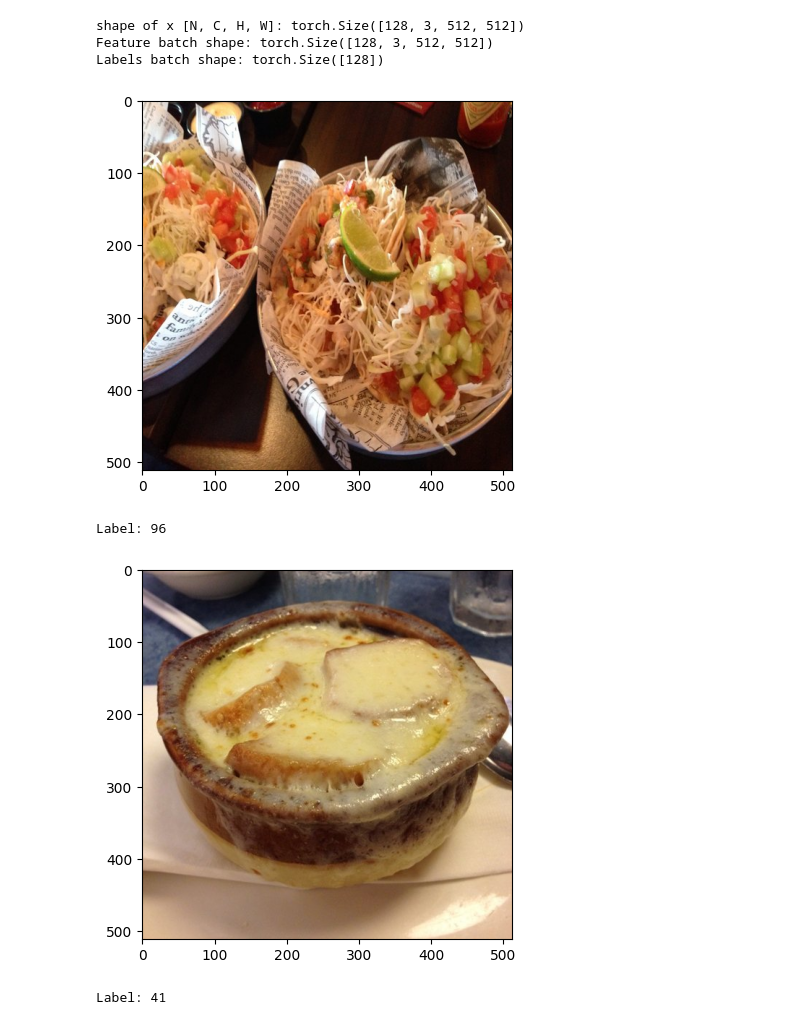
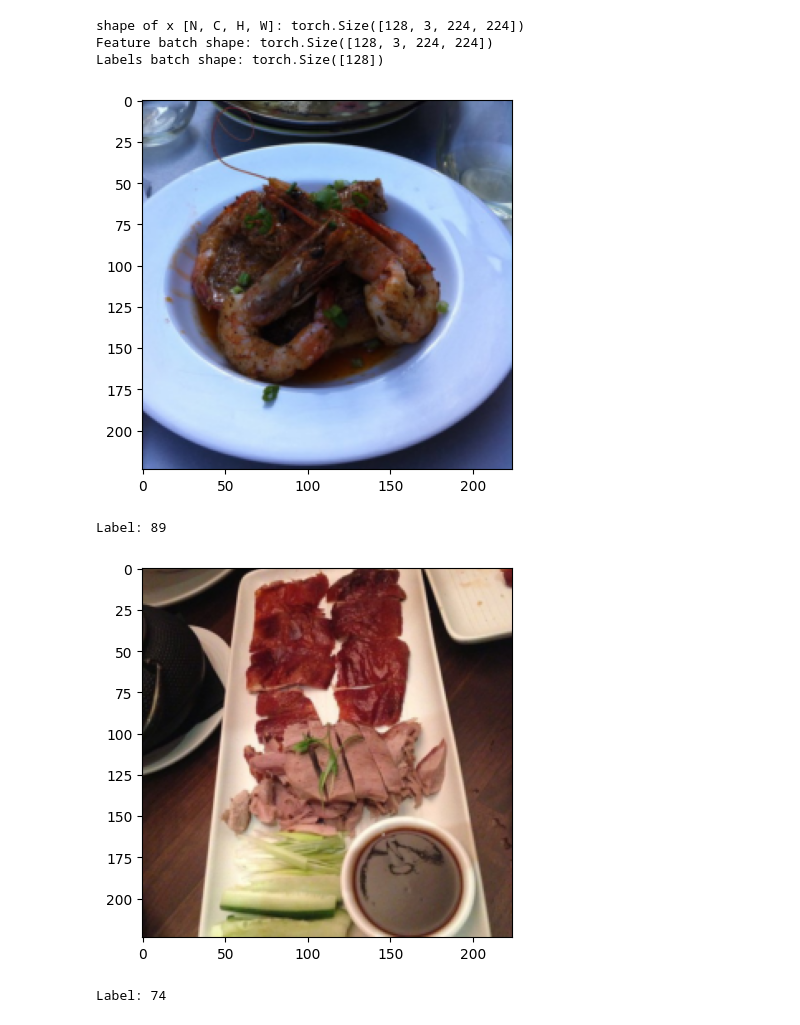
Before and after one commit to rpsingh21/kaggle-practices, a Jupyter notebook: SeeFood@FHJ2024.ipynb, the cells around one changed output. Saved outputs shown, nothing was run; the diff lists cells and outputs as text; code cells hidden in the pictures.

```diff
--- a/SeeFood@FHJ2024.ipynb
+++ b/SeeFood@FHJ2024.ipynb
@@ -21,0 +27,3 @@ FileNotFoundError: [Errno 2] No such file or directory: '/data/seefoodfhj-2024'
+# %%
+train = pd.read_csv(os.path.join(dir_name, 'train.csv'))
+train.head()
@@ -21,0 +58,3 @@ FileNotFoundError: [Errno 2] No such file or directory: '/data/seefoodfhj-2024'
+# %%
+train_data, test_data = train_test_split(train, test_size=0.2, stratify=train['label'], random_state=42)
+train_data.groupby('label').size()
@@ -22,18 +75,18 @@ FileNotFoundError: [Errno 2] No such file or directory: '/data/seefoodfhj-2024'
 # %%
 class CustomImageDataset(Dataset):
-    def __init__(self, anotation_file, image_folder, transform=None, target_transform=None):
-        self.img_labes = pd.read_csv(anotation_file)
+    def __init__(self, label_data, image_folder, transform=None, target_transform=None):
+        self.img_labels = label_data
         self.img_dir = image_folder
         self.transform = transform
         self.target_transform = target_transform
 
     def __len__(self):
-        return len(self.img_labes)
+        return len(self.img_labels)
 
     def __getitem__(self, idx):
-        image_path = os.path.join(self.img_dir, f'{self.img_labes.iloc[idx, 0]}.jpg')
+        image_path = os.path.join(self.img_dir, f'{self.img_labels.iloc[idx, 0]}.jpg')
         image = Image.open(image_path)
-        label = self.img_labes.iloc[idx, 1]
+        label = self.img_labels.iloc[idx, 1]
         if self.transform:
             image = self.transform(image)
         if self.target_transform:
@@ -48,43 +101,49 @@ transform = transforms.Compose([
 ])
 
 transform = transforms.Compose([
-    transforms.Resize(512),
-    transforms.CenterCrop(512),
+    transforms.Resize(224),
+    transforms.CenterCrop(224),
     transforms.ToTensor()
 ])
 
-train_dataset = CustomImageDataset(f'{dir_name}/train.csv', f'{dir_name}/train', transform)
-# test_dataset = CustomImageDataset(f'{dir_name}/test.csv', f'{dir_name}/test', ToTensor)
+# transform = transforms.Compose([
+#     transforms.Resize(512),
+#     transforms.CenterCrop(512),
+#     transforms.ToTensor()
+# ])
+
+train_dataset = CustomImageDataset(train_data, f'{dir_name}/train', transform)
+test_dataset = CustomImageDataset(test_data, f'{dir_name}/test', transform)
 # %%
 batch_size = 128
 
 train_dataloader = DataLoader(train_dataset, batch_size=batch_size, shuffle=True)
-# # test_dataloader = DataLoader(test_dataset, batch_size=batch_size, shuffle=True)
+test_dataloader = DataLoader(test_dataset, batch_size=batch_size, shuffle=True)
 # for x in train_dataloader:
 #   print(f'shape of x [N, C, H, W]: {x.shape}')
 #   # print(f'shape of y: {y.shape} {y.dtype}')
 #   break
 
 for train_features, train_labels in train_dataloader:
     print(f'shape of x [N, C, H, W]: {train_features.shape}')
     print(f"Feature batch shape: {train_features.size()}")
     print(f"Labels batch shape: {train_labels.size()}")
     for i in range(2):
         label = train_labels[i]
         img = train_features[i]        # shape [3, 224, 224]
         img = img.permute(1, 2, 0)     # now [224, 224, 3]
         plt.imshow(img)
         plt.show()
         print(f"Label: {label}")
     break
 # %% [output]
-shape of x [N, C, H, W]: torch.Size([128, 3, 512, 512])
-Feature batch shape: torch.Size([128, 3, 512, 512])
+shape of x [N, C, H, W]: torch.Size([128, 3, 224, 224])
+Feature batch shape: torch.Size([128, 3, 224, 224])
 Labels batch shape: torch.Size([128])
-[figure, old version]
+[figure, new version]
-Label: 96
+Label: 89
-[figure, old version]
+[figure, new version]
-Label: 41
+Label: 74
 # %%
 device = torch.accelerator.current_accelerator() if torch.accelerator.is_available() else 'cpu'
 print(f'device = {device}')
```
Also changed, not shown: parts of 7 cells of this notebook.
